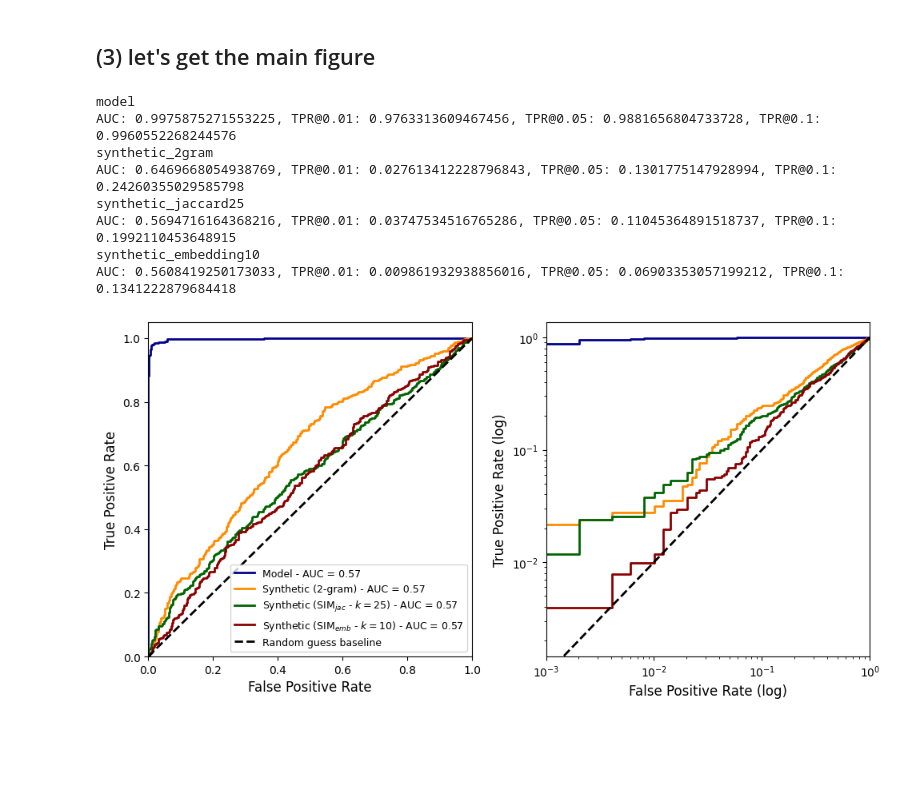
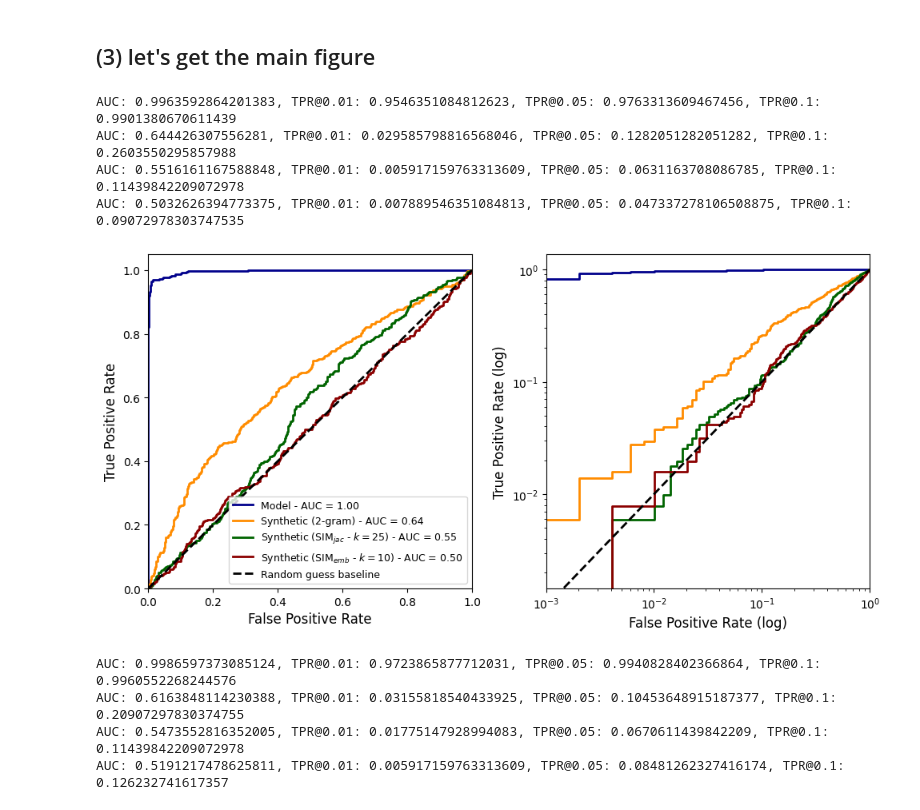
Before and after one commit to matthieumeeus/dp-transformers, a Jupyter notebook: research/auditing-synthetic-text-generation/notebooks/get_mia_results.ipynb, the cells around one changed output. Drawn from its saved outputs; the diff is of its cells as text; code cells hidden in the pictures; blank space fills up the shorter version.

Commit message:
Final roc curves

```diff
--- a/research/auditing-synthetic-text-generation/notebooks/get_mia_results.ipynb
+++ b/research/auditing-synthetic-text-generation/notebooks/get_mia_results.ipynb
@@ -120,6 +122,6 @@ def extract_aml_urls(log_file_path):
     return aml_urls
 
 # Extract the AML URLs
-aml_urls = extract_aml_urls('../agnews_nrep16_allsynth.txt')
+aml_urls = extract_aml_urls('../no_synthetic_main_exp.txt')
 aml_urls
 # %% [output]
@@ -153,11 +205,16 @@ assert len(aml_urls) == len(mia_methods)
 
 all_aucs, all_tpr_001, all_tpr_01 = [], [], []
 
-for i, url in enumerate(aml_urls):
-    job_name = f'agnews_all_synthetic_nrep16_{mia_methods[i]}'
-    print(f"Processing {job_name}")
-    performance = compute_performance_from_url(url, job_name=job_name)
-    all_aucs.append(performance['auc'])
-    all_tpr_001.append(performance['tpr_at_0.01'])
-    all_tpr_01.append(performance['tpr_at_0.1'])
+i = 0
+
+for canary_method in canary_methods:
+    for mia_method in mia_methods:
+        url = aml_urls[i]
+        job_name = f'main_exp_all_synthetic_{canary_method}_{mia_method}'
+        print(f"Processing {job_name}")
+        performance = compute_performance_from_url(url, job_name=job_name)
+        all_aucs.append(performance['auc'])
+        all_tpr_001.append(performance['tpr_at_0.01'])
+        all_tpr_01.append(performance['tpr_at_0.1'])
+        i += 1
 # %% [output]
@@ -181,13 +238,13 @@ AUC: 0.6935639385319523, TPR@0.01: 0.06903353057199212, TPR@0.05: 0.209072978303
 # %% [markdown]
 ## (3) let's get the main figure
 # %%
-##### AG NEWS
+##### AG NEWS synthetic canary uniform label, n_rep=12, ppl=250
 
 agnews_main_urls = {
-    'model':'https://ml.azure.com/runs/strong_bottle_jg1m7y2v65?wsid=/subscriptions/acc09744-1ee3-4242-b375-93421c63af0c/resourcegroups/PPML/workspaces/M365Research-PPML-EUS&tid=72f988bf-86f1-41af-91ab-2d7cd011db47#',
-    'synthetic_2gram': 'https://ml.azure.com/runs/goofy_double_x79g5htvbm?wsid=/subscriptions/acc09744-1ee3-4242-b375-93421c63af0c/resourcegroups/PPML/workspaces/M365Research-PPML-EUS&tid=72f988bf-86f1-41af-91ab-2d7cd011db47',
-    'synthetic_jaccard25': 'https://ml.azure.com/runs/khaki_king_trljx4fhbj?wsid=/subscriptions/acc09744-1ee3-4242-b375-93421c63af0c/resourcegroups/PPML/workspaces/M365Research-PPML-EUS&tid=72f988bf-86f1-41af-91ab-2d7cd011db47',
-    'synthetic_embedding10': 'https://ml.azure.com/runs/loving_energy_pzgmyy02l0?wsid=/subscriptions/acc09744-1ee3-4242-b375-93421c63af0c/resourcegroups/PPML/workspaces/M365Research-PPML-EUS&tid=72f988bf-86f1-41af-91ab-2d7cd011db47'
+    'model': 'https://ml.azure.com/runs/clever_knot_1htrpfxl9n?wsid=/subscriptions/acc09744-1ee3-4242-b375-93421c63af0c/resourcegroups/PPML/workspaces/M365Research-PPML-EUS&tid=72f988bf-86f1-41af-91ab-2d7cd011db47',
+    'synthetic_2gram': 'https://ml.azure.com/runs/quirky_insect_7scfdk028l?wsid=/subscriptions/acc09744-1ee3-4242-b375-93421c63af0c/resourcegroups/PPML/workspaces/M365Research-PPML-EUS&tid=72f988bf-86f1-41af-91ab-2d7cd011db47',
+    'synthetic_jaccard25': 'https://ml.azure.com/runs/nifty_yak_yrqxg3k349?wsid=/subscriptions/acc09744-1ee3-4242-b375-93421c63af0c/resourcegroups/PPML/workspaces/M365Research-PPML-EUS&tid=72f988bf-86f1-41af-91ab-2d7cd011db47',
+    'synthetic_embedding10': 'https://ml.azure.com/runs/silly_kitten_ylw108sft6?wsid=/subscriptions/acc09744-1ee3-4242-b375-93421c63af0c/resourcegroups/PPML/workspaces/M365Research-PPML-EUS&tid=72f988bf-86f1-41af-91ab-2d7cd011db47'
 }
 
 job_names = ['Model', 'Synthetic (2-gram)', r'Synthetic ($\text{SIM}_{jac}$ - $k=25$)', r'Synthetic ($\text{SIM}_{emb}$ - $k=10$)']
@@ -195,47 +252,42 @@ job_names = ['Model', 'Synthetic (2-gram)', r'Synthetic ($\text{SIM}_{jac}$ - $k
 main_mia_results = {}
 
 for key in agnews_main_urls.keys():
-    print(key)
-    main_mia_results[key] = compute_performance_from_url(agnews_main_urls[key], job_name=key)
+    main_mia_results[key] = compute_performance_from_url(agnews_main_urls[key])
 # %% [output]
-model
-AUC: 0.9975875271553225, TPR@0.01: 0.9763313609467456, TPR@0.05: 0.9881656804733728, TPR@0.1: 0.9960552268244576
-synthetic_2gram
-AUC: 0.6469668054938769, TPR@0.01: 0.027613412228796843, TPR@0.05: 0.1301775147928994, TPR@0.1: 0.24260355029585798
-synthetic_jaccard25
-AUC: 0.5694716164368216, TPR@0.01: 0.03747534516765286, TPR@0.05: 0.11045364891518737, TPR@0.1: 0.1992110453648915
-synthetic_embedding10
-AUC: 0.5608419250173033, TPR@0.01: 0.009861932938856016, TPR@0.05: 0.06903353057199212, TPR@0.1: 0.1341222879684418
+AUC: 0.9963592864201383, TPR@0.01: 0.9546351084812623, TPR@0.05: 0.9763313609467456, TPR@0.1: 0.9901380670611439
+AUC: 0.644426307556281, TPR@0.01: 0.029585798816568046, TPR@0.05: 0.1282051282051282, TPR@0.1: 0.2603550295857988
+AUC: 0.5516161167588848, TPR@0.01: 0.005917159763313609, TPR@0.05: 0.0631163708086785, TPR@0.1: 0.11439842209072978
+AUC: 0.5032626394773375, TPR@0.01: 0.007889546351084813, TPR@0.05: 0.047337278106508875, TPR@0.1: 0.09072978303747535
 # %%
 colors = ['darkblue', 'darkorange', 'darkgreen', 'darkred']
 
 fig, axes = plt.subplots(1, 2, figsize = (10, 5))
 
 for i, key in enumerate(agnews_main_urls.keys()):
     performance = main_mia_results[key]
     fpr, tpr = performance['fpr'], performance['tpr']
 
-    axes[0].plot(fpr, tpr, lw=2, label=f'{job_names[i]} - AUC = %0.2f' % roc_auc, color = colors[i])
-    axes[1].plot(fpr, tpr, lw=2, label=f'{job_names[i]} - AUC = %0.2f' % roc_auc, color=colors[i])
+    axes[0].plot(fpr, tpr, lw=2, label=f'{job_names[i]} - AUC = %0.2f' % performance['auc'], color = colors[i])
+    axes[1].plot(fpr, tpr, lw=2, label=f'{job_names[i]} - AUC = %0.2f' % performance['auc'], color=colors[i])
 
 axes[0].plot([0, 1], [0, 1], color='black', lw=2, linestyle='--', label = 'Random guess baseline')
 axes[1].plot([0, 1], [0, 1], color='black', lw=2, linestyle='--', label = 'Random guess baseline')
 
 axes[0].set_xlim([0.0, 1.0])
 axes[0].set_ylim([0.0, 1.05])
 axes[0].set_xlabel('False Positive Rate', fontsize = 12)
 axes[0].set_ylabel('True Positive Rate', fontsize = 12)
 
 axes[1].set_xscale('log')
 axes[1].set_yscale('log')
 axes[1].set_xlim([1e-3, 1e0])
 axes[1].set_xlabel('False Positive Rate (log)', fontsize = 12)
 axes[1].set_ylabel('True Positive Rate (log)', fontsize = 12)
 
 axes[0].legend(loc="lower right", fontsize = 9)
 
 plt.tight_layout()
-plt.savefig('figures/tpr_fpr_all_attacks_agnews.pdf', dpi=300, bbox_inches='tight', pad_inches=0)
+plt.savefig('figures/tpr_fpr_all_attacks_agnews_syntheticcanary_uniformlabel.pdf', dpi=300, bbox_inches='tight', pad_inches=0)
 plt.show()
 # %% [output]
-[figure, old version]
+[figure, new version]
@@ -241,0 +302,10 @@ plt.show()
+# %%
+main_mia_results = {}
+
+for key in sst2_main_urls.keys():
+    main_mia_results[key] = compute_performance_from_url(sst2_main_urls[key])
+# %% [output]
+AUC: 0.9986597373085124, TPR@0.01: 0.9723865877712031, TPR@0.05: 0.9940828402366864, TPR@0.1: 0.9960552268244576
+AUC: 0.6163848114230388, TPR@0.01: 0.03155818540433925, TPR@0.05: 0.10453648915187377, TPR@0.1: 0.20907297830374755
+AUC: 0.5473552816352005, TPR@0.01: 0.01775147928994083, TPR@0.05: 0.0670611439842209, TPR@0.1: 0.11439842209072978
+AUC: 0.5191217478625811, TPR@0.01: 0.005917159763313609, TPR@0.05: 0.08481262327416174, TPR@0.1: 0.126232741617357
```
Also changed, not shown: parts of 9 cells of this notebook, 2 other files.
